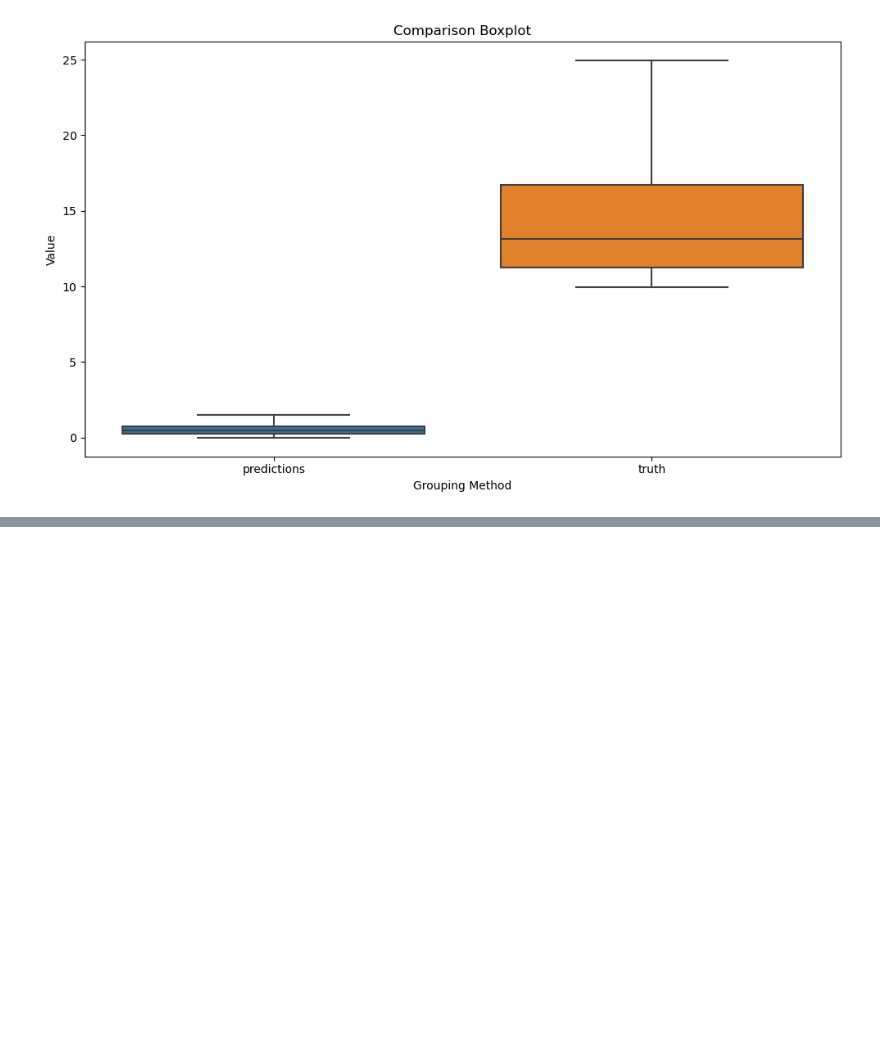
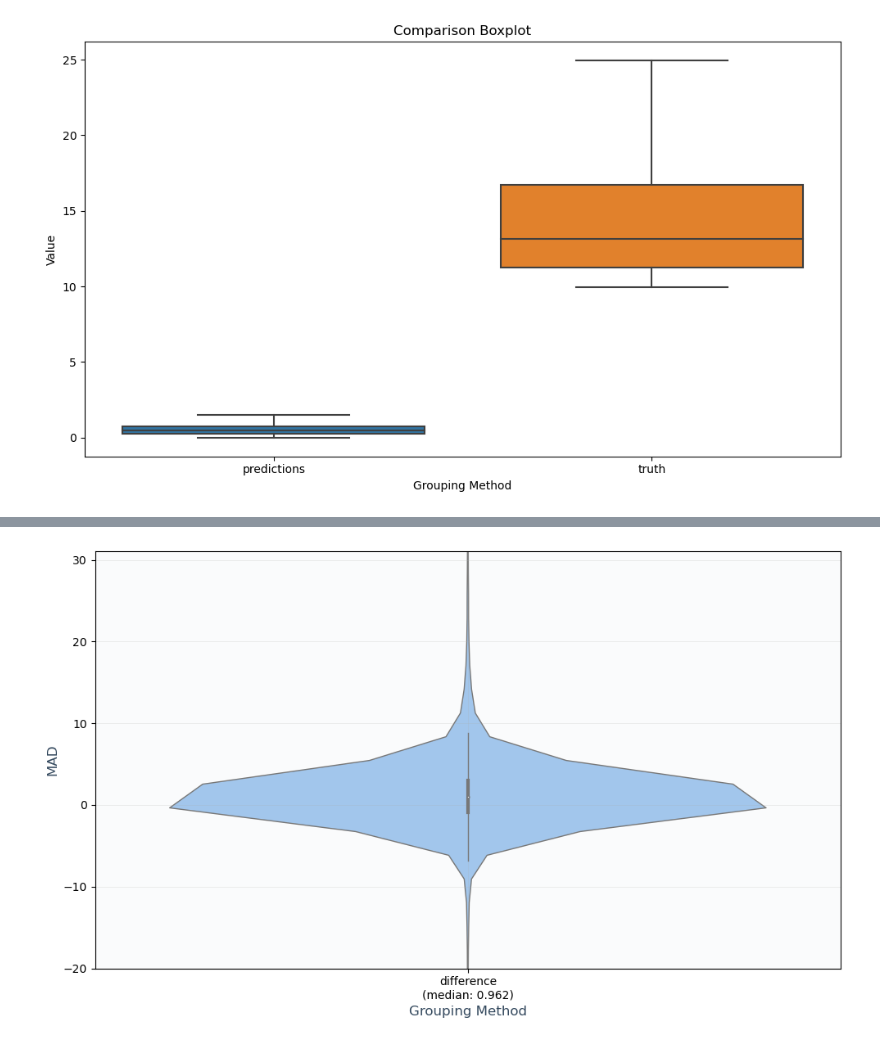
Before and after one commit to WannesLamberts/MTL-peptide-property-prediction-pool, a Jupyter notebook: notebooks/model_interpretation_test.ipynb, the cells around one changed output, grey strips where cells are left out. Drawn from its saved outputs; the diff is of its cells as text; code cells hidden in the pictures; blank space fills up the shorter version.

```diff
--- a/notebooks/model_interpretation_test.ipynb
+++ b/notebooks/model_interpretation_test.ipynb
@@ -83,0 +86,2 @@ create_MAD_comparison_boxplot([mad_prediction_10,mad_truth_10],["predictions","t
+# %%
+difference = df_pool['predictions'] - df_base['predictions']
@@ -83,0 +103,4 @@ create_MAD_comparison_boxplot([mad_prediction_10,mad_truth_10],["predictions","t
+# %%
+create_MAD_comparison_violinplot([difference],["difference"],lower=-20,percentile_cutoff=0.998)
+# %% [output]
+[figure, added]
```
Also changed, not shown: parts of 3 cells of this notebook, 1 other file.
